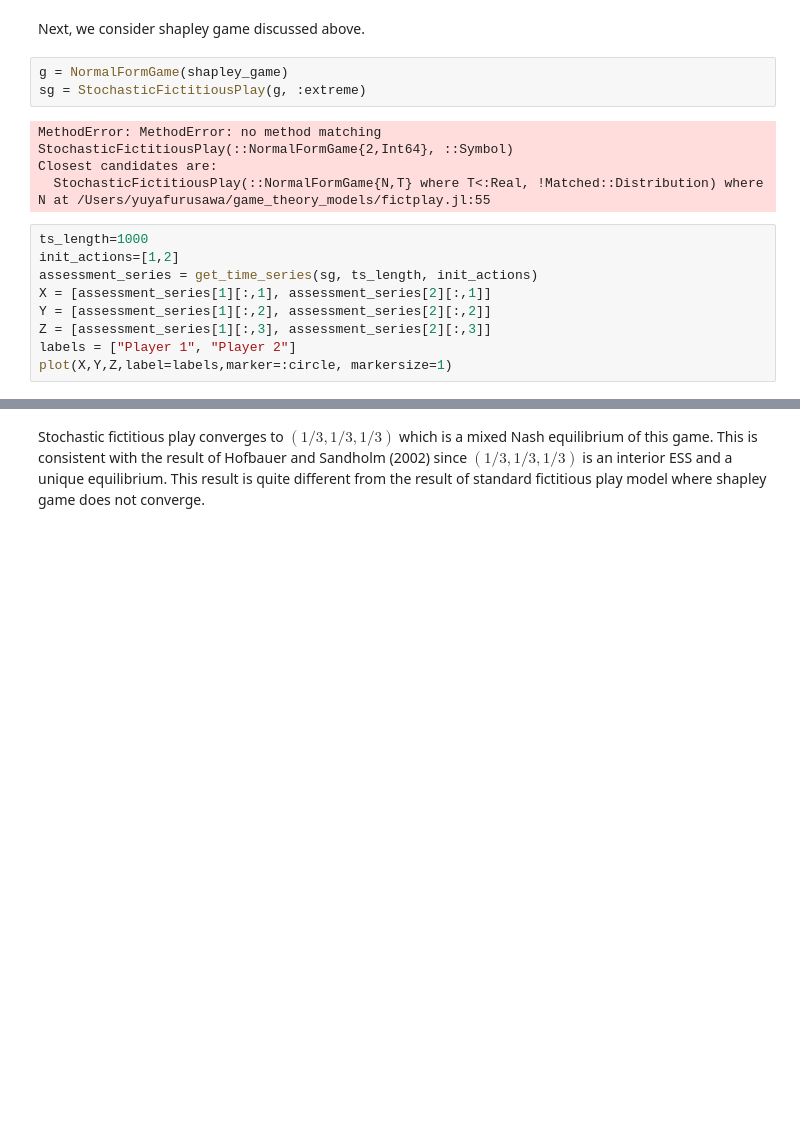
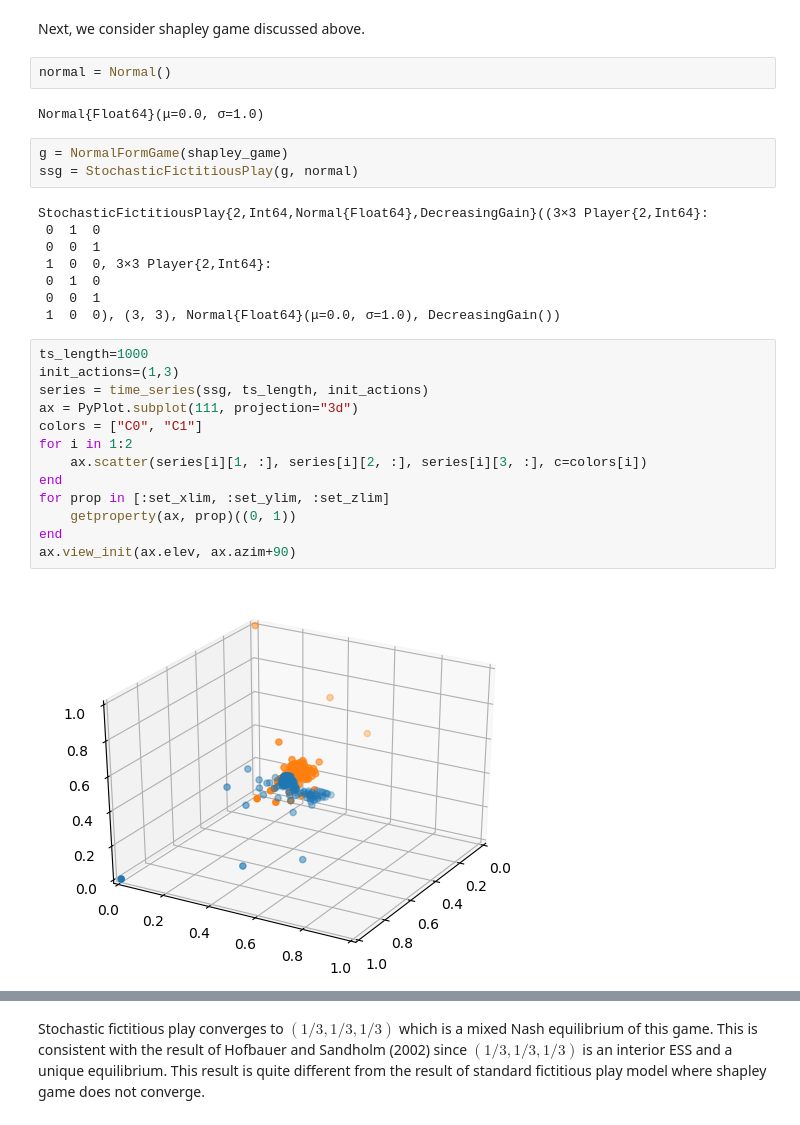
Before and after one commit to Yuya-Furusawa/game_theory_models, a Jupyter notebook: FictitiousPlay_Julia_note.ipynb, the cells around one changed output, grey strips where cells are left out. Cells and saved outputs as stored; diff of their text form; blank space fills up the shorter version.

Commit message:
Make fictitious play note consistent with fictplay.jl

```diff
--- a/FictitiousPlay_Julia_note.ipynb
+++ b/FictitiousPlay_Julia_note.ipynb
@@ -263,19 +278,33 @@ As shown in the above graph, both players' beliefs converge to  $0.5$ , which is
 ### Three-action Game
 # %% [markdown]
 Next, we consider shapley game discussed above.
+# %%
+normal = Normal()
+# %% [output]
+Normal{Float64}(μ=0.0, σ=1.0)
 # %%
 g = NormalFormGame(shapley_game)
-sg = StochasticFictitiousPlay(g, :extreme)
+ssg = StochasticFictitiousPlay(g, normal)
 # %% [output]
-MethodError: MethodError: no method matching StochasticFictitiousPlay(::NormalFormGame{2,Int64}, ::Symbol)
-Closest candidates are:
-  StochasticFictitiousPlay(::NormalFormGame{N,T} where T<:Real, !Matched::Distribution) where N at /Users/yuyafurusawa/game_theory_models/fictplay.jl:55
+StochasticFictitiousPlay{2,Int64,Normal{Float64},DecreasingGain}((3×3 Player{2,Int64}:
+ 0  1  0
+ 0  0  1
+ 1  0  0, 3×3 Player{2,Int64}:
+ 0  1  0
+ 0  0  1
+ 1  0  0), (3, 3), Normal{Float64}(μ=0.0, σ=1.0), DecreasingGain())
-# %%
-ts_length=1000
-init_actions=[1,2]
-assessment_series = get_time_series(sg, ts_length, init_actions)
-X = [assessment_series[1][:,1], assessment_series[2][:,1]]
-Y = [assessment_series[1][:,2], assessment_series[2][:,2]]
-Z = [assessment_series[1][:,3], assessment_series[2][:,3]]
-labels = ["Player 1", "Player 2"]
-plot(X,Y,Z,label=labels,marker=:circle, markersize=1)
+# %%
+ts_length=1000
+init_actions=(1,3)
+series = time_series(ssg, ts_length, init_actions)
+ax = PyPlot.subplot(111, projection="3d")
+colors = ["C0", "C1"]
+for i in 1:2
+    ax.scatter(series[i][1, :], series[i][2, :], series[i][3, :], c=colors[i])
+end
+for prop in [:set_xlim, :set_ylim, :set_zlim]
+    getproperty(ax, prop)((0, 1))
+end
+ax.view_init(ax.elev, ax.azim+90)
+# %% [output]
+[figure, added]
```
Also changed, not shown: parts of 46 cells of this notebook.
